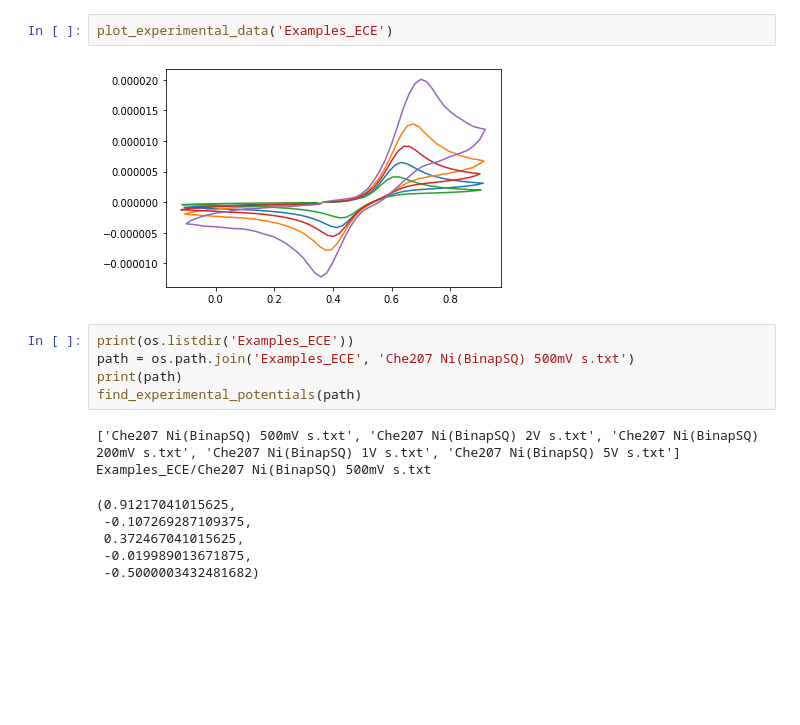
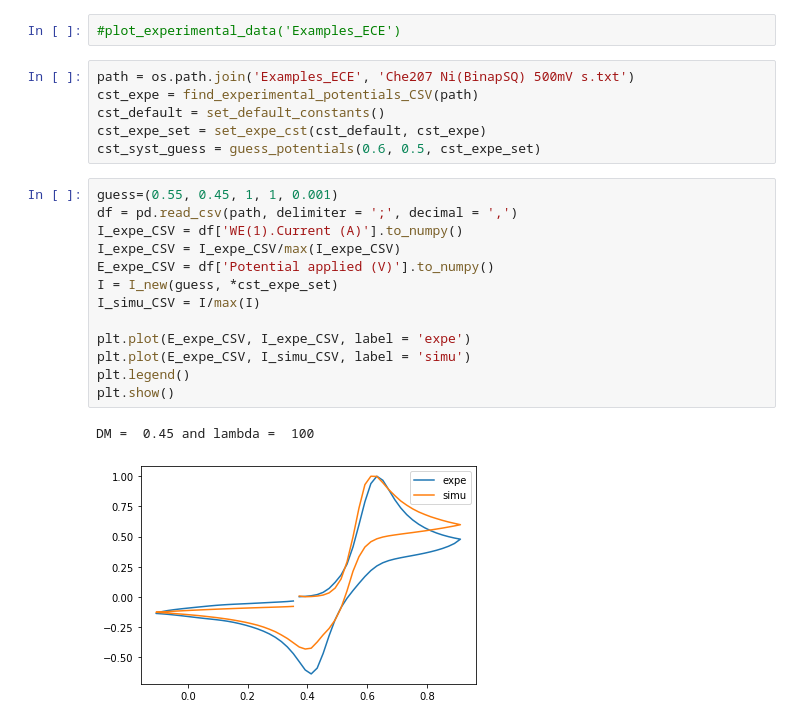
Before and after one commit to truejulosdu13/Electrochemistry, a Jupyter notebook: Fit_Experimental_CSV/fit_to_experience.ipynb, the cells around one changed output. Cells and saved outputs as stored; diff of their text form; blank space fills up the shorter version.

```diff
--- a/Fit_Experimental_CSV/fit_to_experience.ipynb
+++ b/Fit_Experimental_CSV/fit_to_experience.ipynb
@@ -36,18 +110,25 @@ def find_scan_rate(file_name):
-# %%
-plot_experimental_data('Examples_ECE')
-# %% [output]
-[figure, removed]
+# %%
+#plot_experimental_data('Examples_ECE')
 # %%
-print(os.listdir('Examples_ECE'))
 path = os.path.join('Examples_ECE', 'Che207 Ni(BinapSQ) 500mV s.txt')
-print(path)
-find_experimental_potentials(path)
+cst_expe = find_experimental_potentials_CSV(path)
+cst_default = set_default_constants()
+cst_expe_set = set_expe_cst(cst_default, cst_expe)
+cst_syst_guess = guess_potentials(0.6, 0.5, cst_expe_set)
-# %% [output]
-['Che207 Ni(BinapSQ) 500mV s.txt', 'Che207 Ni(BinapSQ) 2V s.txt', 'Che207 Ni(BinapSQ) 200mV s.txt', 'Che207 Ni(BinapSQ) 1V s.txt', 'Che207 Ni(BinapSQ) 5V s.txt']
-Examples_ECE/Che207 Ni(BinapSQ) 500mV s.txt
-(0.91217041015625,
- -0.107269287109375,
- 0.372467041015625,
- -0.019989013671875,
- -0.5000003432481682)
+# %%
+guess=(0.55, 0.45, 1, 1, 0.001)
+df = pd.read_csv(path, delimiter = ';', decimal = ',')
+I_expe_CSV = df['WE(1).Current (A)'].to_numpy()
+I_expe_CSV = I_expe_CSV/max(I_expe_CSV)
+E_expe_CSV = df['Potential applied (V)'].to_numpy()
+I = I_new(guess, *cst_expe_set)
+I_simu_CSV = I/max(I)
+
+plt.plot(E_expe_CSV, I_expe_CSV, label = 'expe')
+plt.plot(E_expe_CSV, I_simu_CSV, label = 'simu')
+plt.legend()
+plt.show()
+# %% [output]
+DM =  0.45 and lambda =  100
+[figure, added]
 # %%
```
Also changed, not shown: parts of 5 cells of this notebook, 8 other files.
